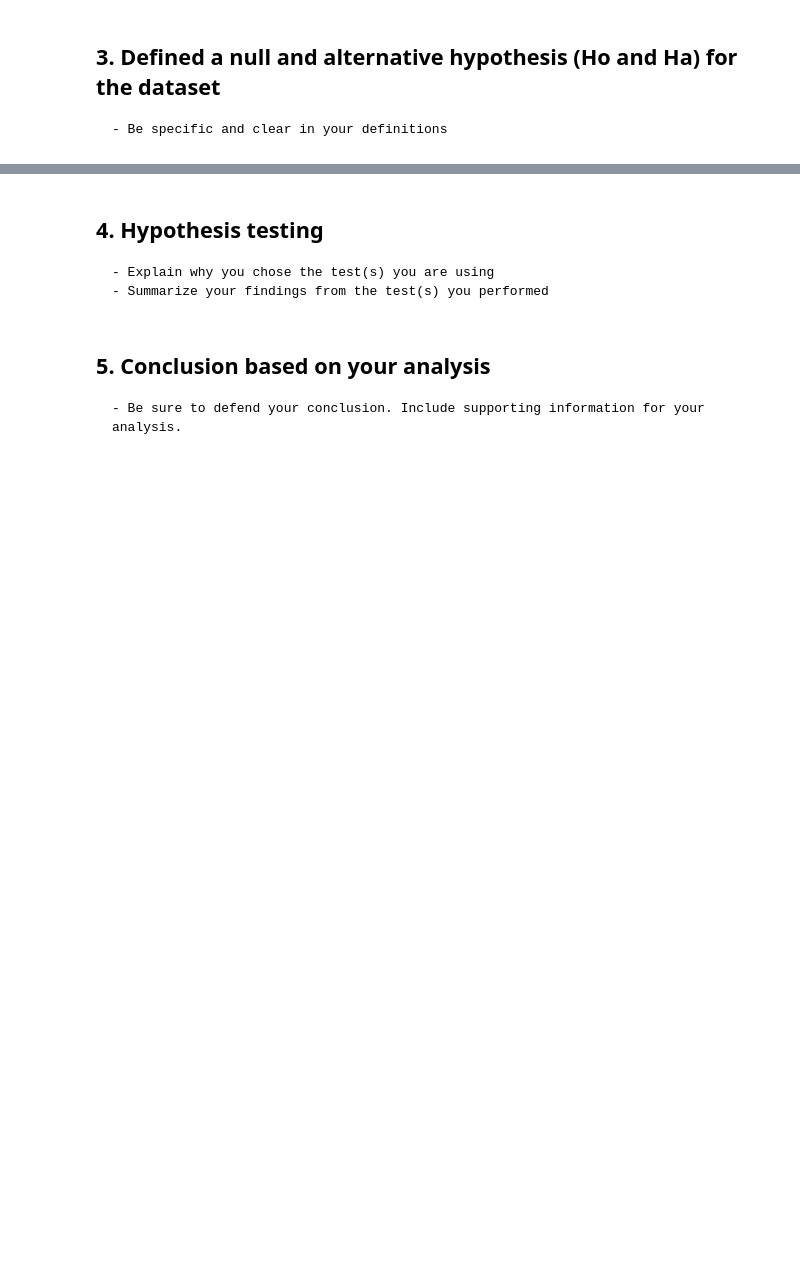
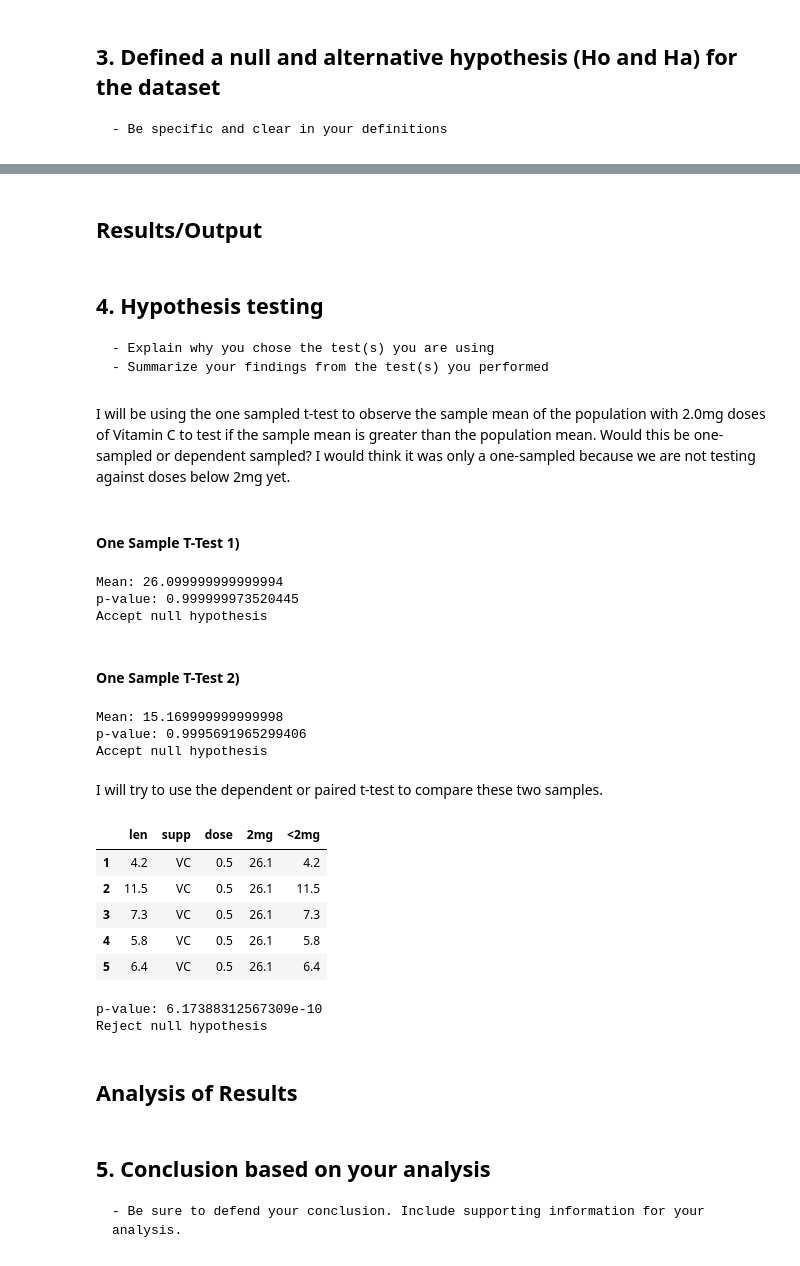
Before and after one commit to kscully-dotcom/msds650, a Jupyter notebook: week4/kscully_week4_assign_complete/kscully_week4_assign_complete.ipynb, the cells around one changed output, grey strips where cells are left out. Cells and saved outputs as stored; diff of their text form; code cells hidden in the pictures; blank space fills up the shorter version.

```diff
--- a/week4/4_Assignment.ipynb
+++ b/week4/kscully_week4_assign_complete/kscully_week4_assign_complete.ipynb
@@ -237,7 +283,85 @@ if dose < 2.0mg then len < mean-len
+# %% [markdown]
+## Results/Output
 # %% [markdown]
 ## 4. Hypothesis testing
     - Explain why you chose the test(s) you are using
     - Summarize your findings from the test(s) you performed
+# %% [markdown]
+I will be using the one sampled t-test to observe the sample mean of the population with 2.0mg doses of Vitamin C to test if the sample mean is greater than the population mean. Would this be one-sampled or dependent sampled? I would think it was only a one-sampled because we are not testing against doses below 2mg yet.
+# %% [markdown]
+#### One Sample T-Test 1)
+# %%
+from scipy.stats import ttest_1samp
+
+
+dfnull_mean = np.mean(dfnull['len'])
+print(f'Mean: {dfnull_mean}')
+
+#t-test, where we are defining the Ho = 18.813
+tset, pval = ttest_1samp(dfnull['len'], 18.813, alternative='less')
+print(f'p-value: {pval}')
+
+# eval p-value
+if pval < 0.01:    # alpha value is 0.01 or 1% which means CV is 99%
+   print('Reject null hypothesis')
+else:
+  print('Accept null hypothesis')
+# %% [output]
+Mean: 26.099999999999994
+p-value: 0.999999973520445
+Accept null hypothesis
+# %% [markdown]
+#### One Sample T-Test 2)
+# %%
+dfnull2_mean = np.mean(dfnull2['len'])
+print(f'Mean: {dfnull2_mean}')
+
+#t-test, where we are defining the Ho = 18.813
+tset, pval = ttest_1samp(dfnull2['len'], 18.813, alternative='greater')
+print(f'p-value: {pval}')
+
+# eval p-value
+if pval < 0.01:    # alpha value is 0.01 or 1% which means CV is 99%
+   print('Reject null hypothesis')
+else:
+  print('Accept null hypothesis')
+# %% [output]
+Mean: 15.169999999999998
+p-value: 0.9995691965299406
+Accept null hypothesis
+# %% [markdown]
+I will try to use the dependent or paired t-test to compare these two samples.
+# %%
+d=2.0
+df['2mg'] = df['dose'] == d
+df['<2mg'] = df['dose'] < d
+df['2mg'] = df[df['dose'] == d]
+df['<2mg'] = df[df['dose'] < d]
+df['2mg'].fillna(df['2mg'].mean(), inplace=True)
+df['<2mg'].fillna(df['2mg'].mean(), inplace=True)
+df.head()
+# %% [output]
+|  | len | supp | dose | 2mg | <2mg |
+| 1 | 4.2 | VC | 0.5 | 26.1 | 4.2 |
+| 2 | 11.5 | VC | 0.5 | 26.1 | 11.5 |
+| 3 | 7.3 | VC | 0.5 | 26.1 | 7.3 |
+| 4 | 5.8 | VC | 0.5 | 26.1 | 5.8 |
+| 5 | 6.4 | VC | 0.5 | 26.1 | 6.4 |
+# %%
+#paired t-test
+ttest,pval = stats.ttest_rel(df['2mg'], df['<2mg'], nan_policy='omit')
+print(f'p-value: {pval}')
+
+# eval p-value
+if pval < 0.05:    # alpha value is 0.05 or 5%
+   print('Reject null hypothesis')
+else:
+  print('Accept null hypothesis')
+# %% [output]
+p-value: 6.17388312567309e-10
+Reject null hypothesis
+# %% [markdown]
+## Analysis of Results
 # %% [markdown]
 ## 5. Conclusion based on your analysis
     - Be sure to defend your conclusion. Include supporting information for your analysis.
```
Also changed, not shown: parts of 32 cells of this notebook, 12 other files.
